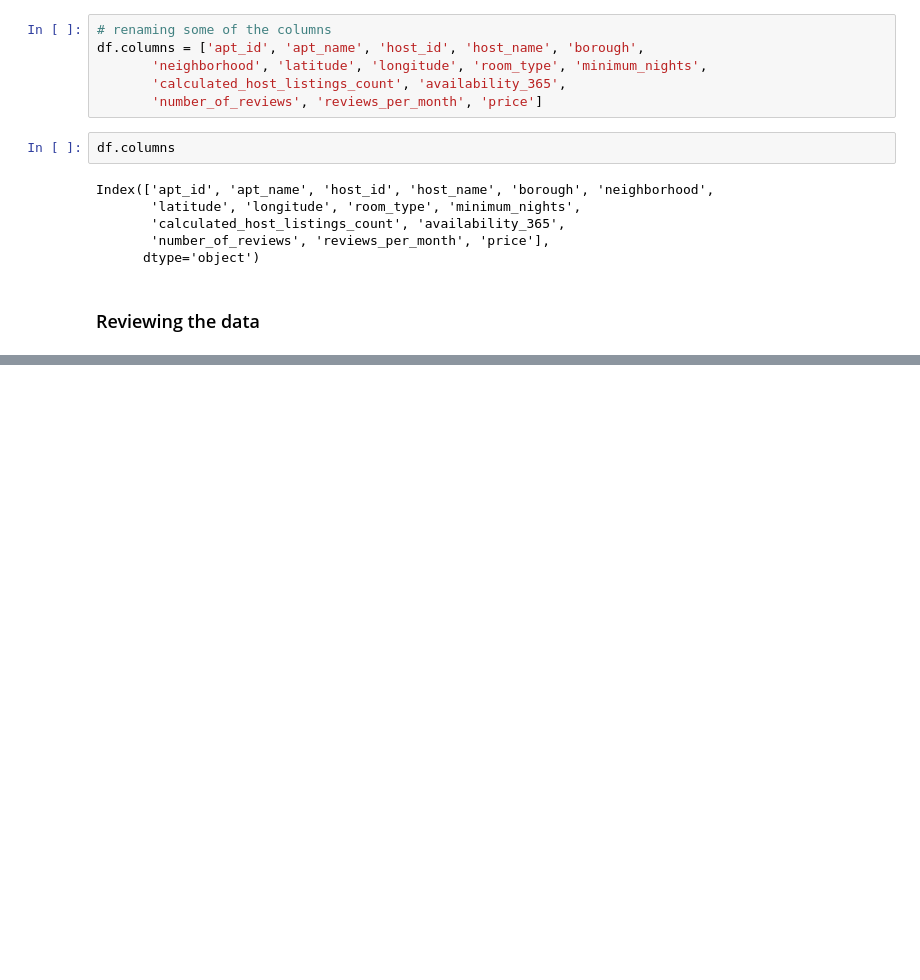
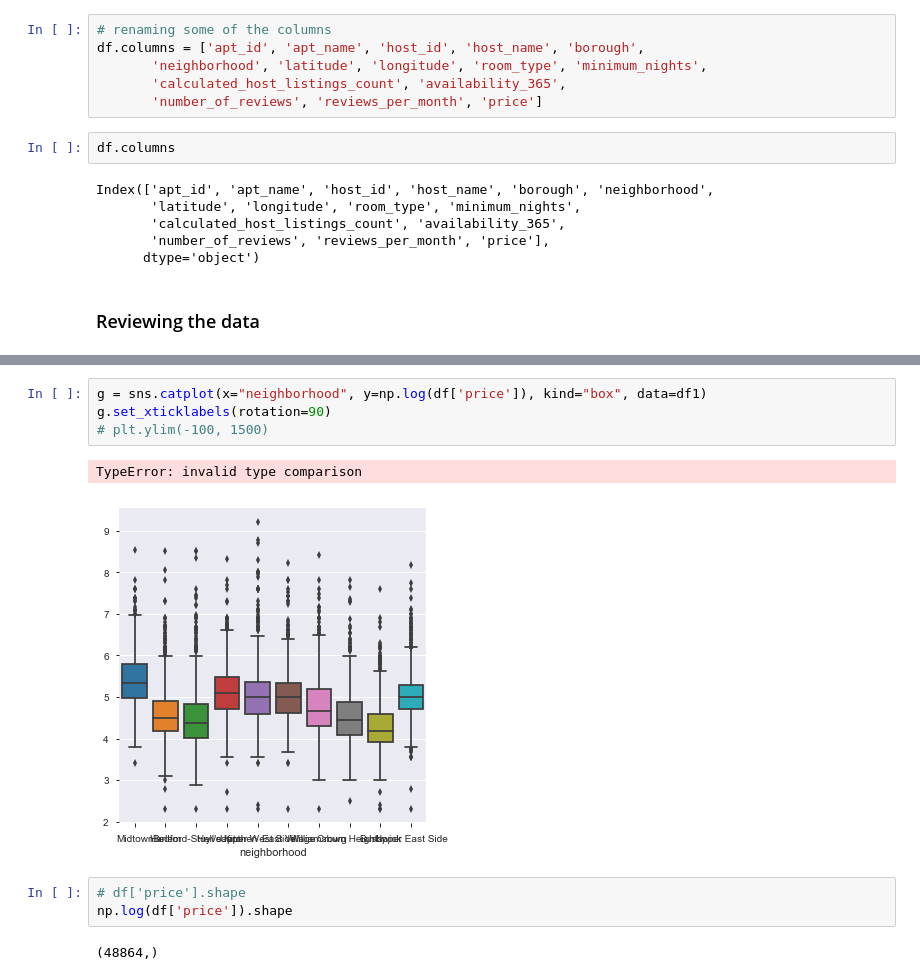
Before and after one commit to nastyh/Airbnb, a Jupyter notebook: 11_7_airbnb.ipynb, the cells around one changed output, grey strips where cells are left out. Saved outputs shown, nothing was run; the diff lists cells and outputs as text; blank space fills up the shorter version.

```diff
--- a/11_7_airbnb.ipynb
+++ b/11_7_airbnb.ipynb
@@ -73,0 +182,12 @@ df.loc[df['apt_name']=='']
+# %%
+g = sns.catplot(x="neighborhood", y=np.log(df['price']), kind="box", data=df1)
+g.set_xticklabels(rotation=90)
+# plt.ylim(-100, 1500)
+# %% [output]
+TypeError: invalid type comparison
+[figure, added]
+# %%
+# df['price'].shape
+np.log(df['price']).shape
+# %% [output]
+(48864,)
```
Also changed, not shown: parts of 19 cells of this notebook, 2 other files.
